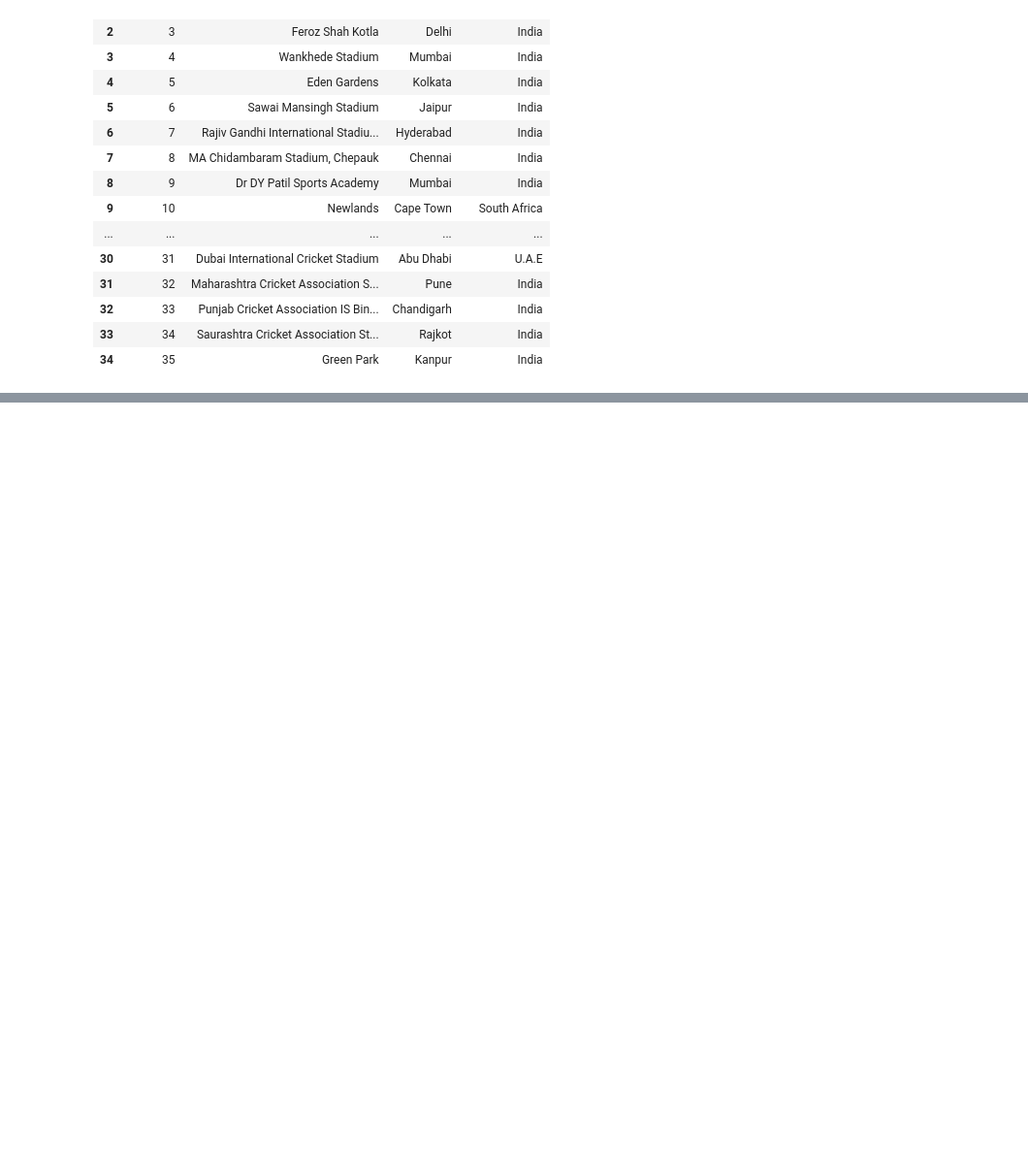
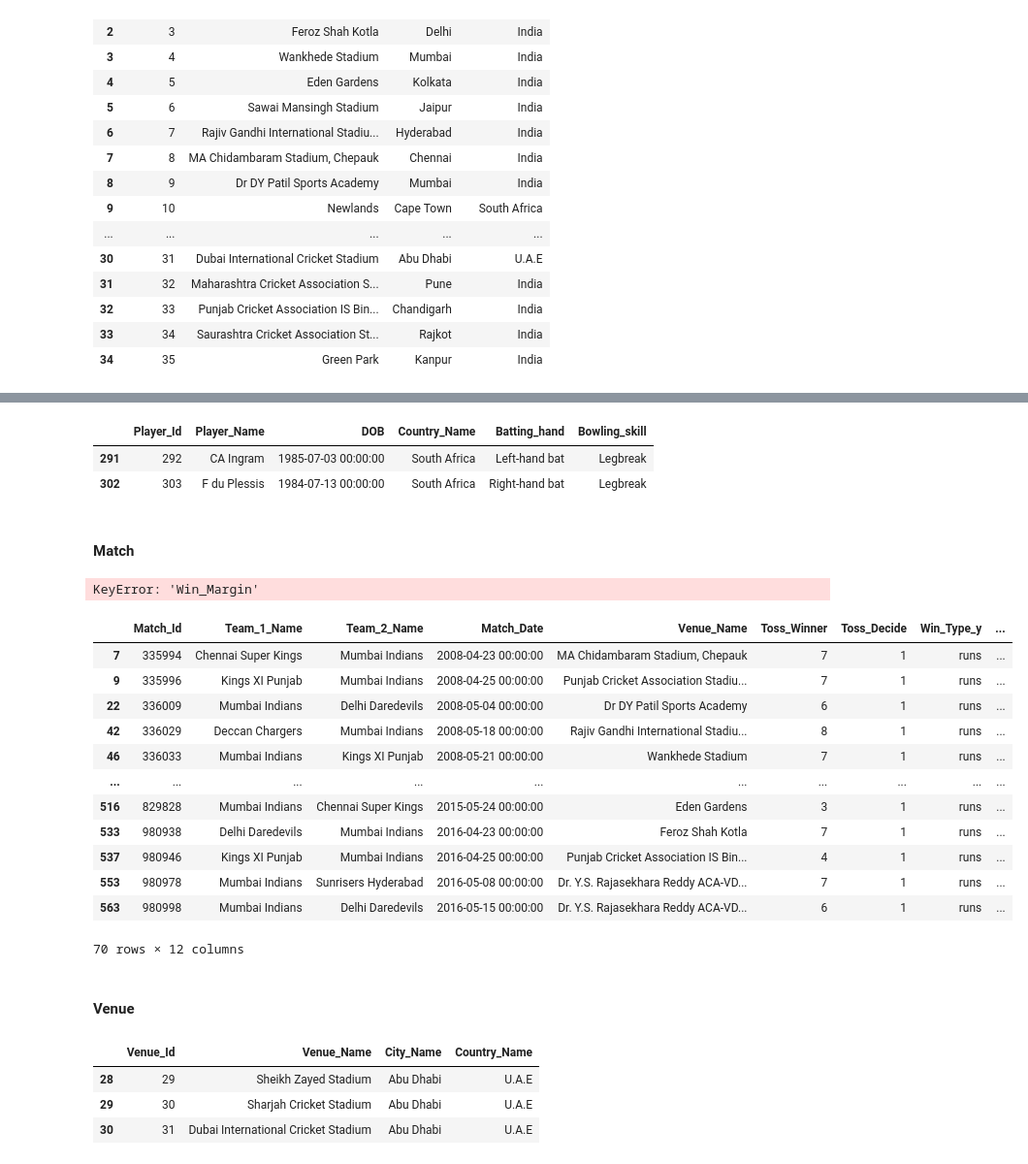
Before and after one commit to wanderingAviator/DataLakeProject, a Jupyter notebook: archive_2.ipynb, the cells around one changed output, grey strips where cells are left out. Shown at 97% size. Drawn from its saved outputs; the diff is of its cells as text; code cells hidden in the pictures; blank space fills up the shorter version.

```diff
--- a/archive_2.ipynb
+++ b/archive_2.ipynb
@@ -132,0 +108,23 @@ seasonmerge
+# %%
+Match = Match[['Match_Id',
+               'Team 1',
+               'Team 2',
+               'Match_Date',
+               'Venue_Name',
+               'Toss Winner',
+               'Toss Decider',
+               'Win_Type_y',
+               'Win_Margin',
+               'Match Winner',
+               'Player_Name'
+            ]]
+
+Match = Match.rename(columns={
+    'Match_Id': 'Id',
+    'Match_Date': 'Date',
+    'Venue_Name': 'Venue',
+    'Win_Type_y': 'Win Type',
+    'Win_Margin': 'Win Margin',
+    'Match Winner': 'Winner',
+    'Player_Name': 'MVP'
+})
@@ -161,0 +216,41 @@ Venue
+# %%
+pquery_two = Player.loc[(Player["Bowling_skill"] == "Legbreak") & (Player["Country_Name"] == "South Africa")]
+pquery_two
+# %% [output]
+|  | Player_Id | Player_Name | DOB | Country_Name | Batting_hand | Bowling_skill |
+| 291 | 292 | CA Ingram | 1985-07-03 00:00:00 | South Africa | Left-hand bat | Legbreak |
+| 302 | 303 | F du Plessis | 1984-07-13 00:00:00 | South Africa | Right-hand bat | Legbreak |
+# %% [markdown]
+#### Match
+# %%
+mquery_one = Match.loc[(Match["Win_Margin"] > 100) & ((Match['Team_1_Name'] == 'Royal Challengers Bangalore') | (Match['Team_2_Name'] == 'Royal Challengers Bangalore'))]
+mquery_one
+# %% [output]
+KeyError: 'Win_Margin'
+# %%
+mquery_two = Match.loc[(Match["Win_Type_y"] == "runs") & ((Match["Team_1_Name"] == "Mumbai Indians") | (Match["Team_2_Name"] == "Mumbai Indians"))]
+mquery_two
+# %% [output]
+|  | Match_Id | Team_1_Name | Team_2_Name | Match_Date | Venue_Name | Toss_Winner | Toss_Decide | Win_Type_y | ... |
+| 7 | 335994 | Chennai Super Kings | Mumbai Indians | 2008-04-23 00:00:00 | MA Chidambaram Stadium, Chepauk | 7 | 1 | runs | ... |
+| 9 | 335996 | Kings XI Punjab | Mumbai Indians | 2008-04-25 00:00:00 | Punjab Cricket Association Stadiu... | 7 | 1 | runs | ... |
+| 22 | 336009 | Mumbai Indians | Delhi Daredevils | 2008-05-04 00:00:00 | Dr DY Patil Sports Academy | 6 | 1 | runs | ... |
+| 42 | 336029 | Deccan Chargers | Mumbai Indians | 2008-05-18 00:00:00 | Rajiv Gandhi International Stadiu... | 8 | 1 | runs | ... |
+| 46 | 336033 | Mumbai Indians | Kings XI Punjab | 2008-05-21 00:00:00 | Wankhede Stadium | 7 | 1 | runs | ... |
+| ... | ... | ... | ... | ... | ... | ... | ... | ... | ... |
+| 516 | 829828 | Mumbai Indians | Chennai Super Kings | 2015-05-24 00:00:00 | Eden Gardens | 3 | 1 | runs | ... |
+| 533 | 980938 | Delhi Daredevils | Mumbai Indians | 2016-04-23 00:00:00 | Feroz Shah Kotla | 7 | 1 | runs | ... |
+| 537 | 980946 | Kings XI Punjab | Mumbai Indians | 2016-04-25 00:00:00 | Punjab Cricket Association IS Bin... | 4 | 1 | runs | ... |
+| 553 | 980978 | Mumbai Indians | Sunrisers Hyderabad | 2016-05-08 00:00:00 | Dr. Y.S. Rajasekhara Reddy ACA-VD... | 7 | 1 | runs | ... |
+| 563 | 980998 | Mumbai Indians | Delhi Daredevils | 2016-05-15 00:00:00 | Dr. Y.S. Rajasekhara Reddy ACA-VD... | 6 | 1 | runs | ... |
+70 rows × 12 columns
+# %% [markdown]
+#### Venue
+# %%
+vquery_one = Venue.loc[(Venue['City_Name'] == 'Abu Dhabi')]
+vquery_one
+# %% [output]
+|  | Venue_Id | Venue_Name | City_Name | Country_Name |
+| 28 | 29 | Sheikh Zayed Stadium | Abu Dhabi | U.A.E |
+| 29 | 30 | Sharjah Cricket Stadium | Abu Dhabi | U.A.E |
+| 30 | 31 | Dubai International Cricket Stadium | Abu Dhabi | U.A.E |
```
Also changed, not shown: parts of 18 cells of this notebook.
